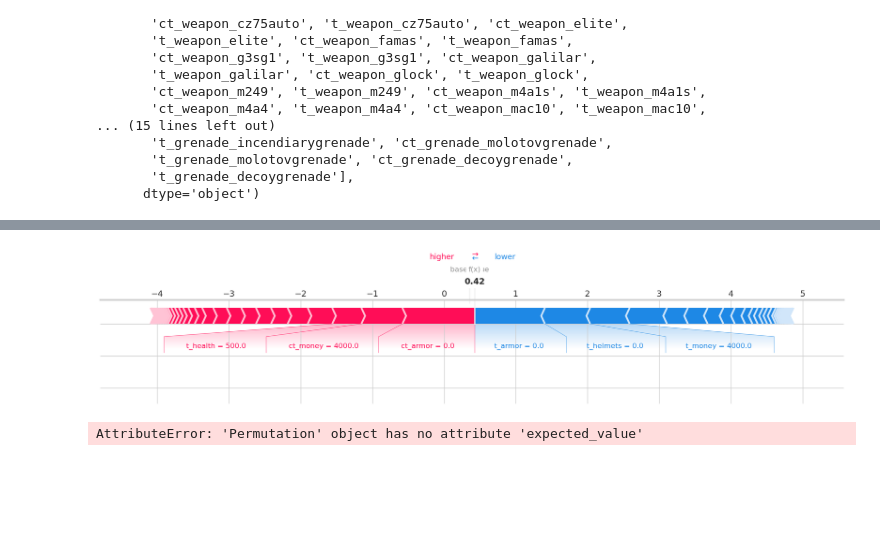
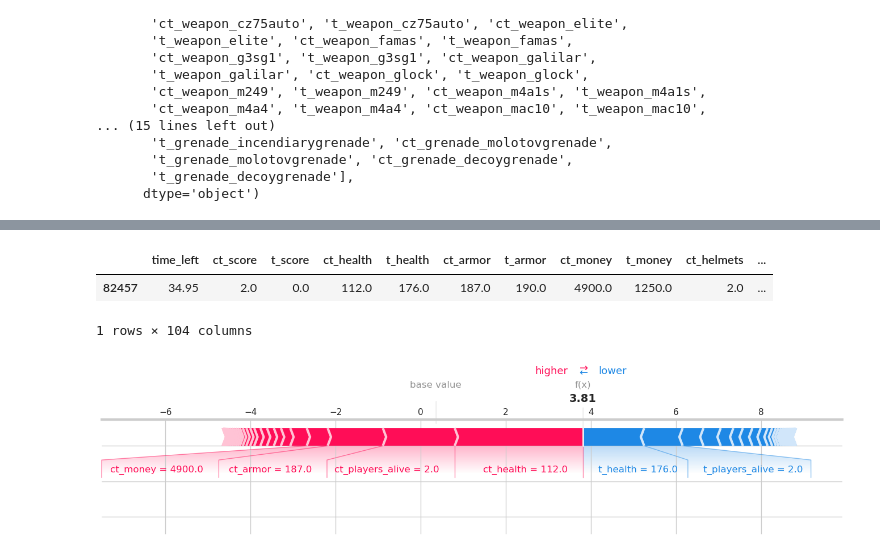
Before and after one commit to MaltheT/decision-support-systems, a Jupyter notebook: project5/dss_interp.ipynb, the cells around one changed output, grey strips where cells are left out. Cells and saved outputs as stored; diff of their text form; code cells hidden in the pictures; blank space fills up the shorter version.

```diff
--- a/project5/dss_interp.ipynb
+++ b/project5/dss_interp.ipynb
@@ -133,4 +118,4 @@ array([0, 0, 0, ..., 1, 1, 1])
 # %%
 X_train, X_test, y_train, y_test = train_test_split(X, y, test_size=0.2, random_state=7)
-d_train = lgb.Dataset(X_train, label=y_train)
-d_test = lgb.Dataset(X_test, label=y_test)
+lgb_train = lgb.Dataset(X_train, label=y_train)
+lgb_test = lgb.Dataset(X_test, label=y_test)
@@ -175,0 +122,17 @@ Early stopping, best iteration is:
+# %%
+params = {
+    "learning_rate": 0.05,      # Controls the step size of the optimization algorithm
+    "boosting_type": "gbdt",    # GBDT is good for binary classification tasks with nonlinear relations
+    "objective": "binary",      # Type of objective
+    "metric": "binary_logloss", # "binary_logloss" is typically used for binary classification
+    "num_leaves": 16,           # Maximum tree leaves for base learners
+    "min_data": 128,            # Minimum number of data points needed to form a new tree leaf
+    "boost_from_average": True  # Use the average prediction as the initial prediction
+}
+
+model = lgb.train(params,
+                  train_set=lgb_train,
+                  num_boost_round=25000,
+                  valid_sets=[lgb_test],
+                  early_stopping_rounds=50,
+                  verbose_eval=1000)
@@ -281,10 +265,8 @@ The gray horizontal line in the plot above represents the expected value of the
 # %%
-# compute the SHAP values for the linear model
-explainer100 = shap.Explainer(model.predict, X100)
-shap_values100 = explainer100(X100)
+
 
 # make a standard partial dependence plot
-sample_ind = 26
+sample_ind = 25
 shap.partial_dependence_plot(
     "ct_armor", model.predict, X100, model_expected_value=True,
     feature_expected_value=True, ice=False,
@@ -295,10 +277,12 @@ KeyboardInterrupt:
+# %%
+
+display(X100.iloc[sample_ind:sample_ind+1,:])
+# %% [output]
+|  | time_left | ct_score | t_score | ct_health | t_health | ct_armor | t_armor | ct_money | t_money | ct_helmets | ... |
+| 82457 | 34.95 | 2.0 | 0.0 | 112.0 | 176.0 | 187.0 | 190.0 | 4900.0 | 1250.0 | 2.0 | ... |
+1 rows × 104 columns
 # %%
-# Plot on white background
-shap.force_plot(explainer.expected_value[0], shap_values[1][0,:], X.iloc[0,:], matplotlib=True)
-# test
+# Create a foceplot for sample_ind
+shap.force_plot(explainer.expected_value[0], shap_values[1][sample_ind,:], X100.iloc[sample_ind,:], matplotlib=True,figsize=(15, 2.5))
 # %% [output]
-[figure, old version]
+[figure, new version]
-# %%
-shap.force_plot(explainer100.expected_value[1], shap_values100[0][:1000,:], X.iloc[:1000,:])
-# %% [output]
-AttributeError: 'Permutation' object has no attribute 'expected_value'
```
Also changed, not shown: parts of 26 cells of this notebook, 15 other files.
